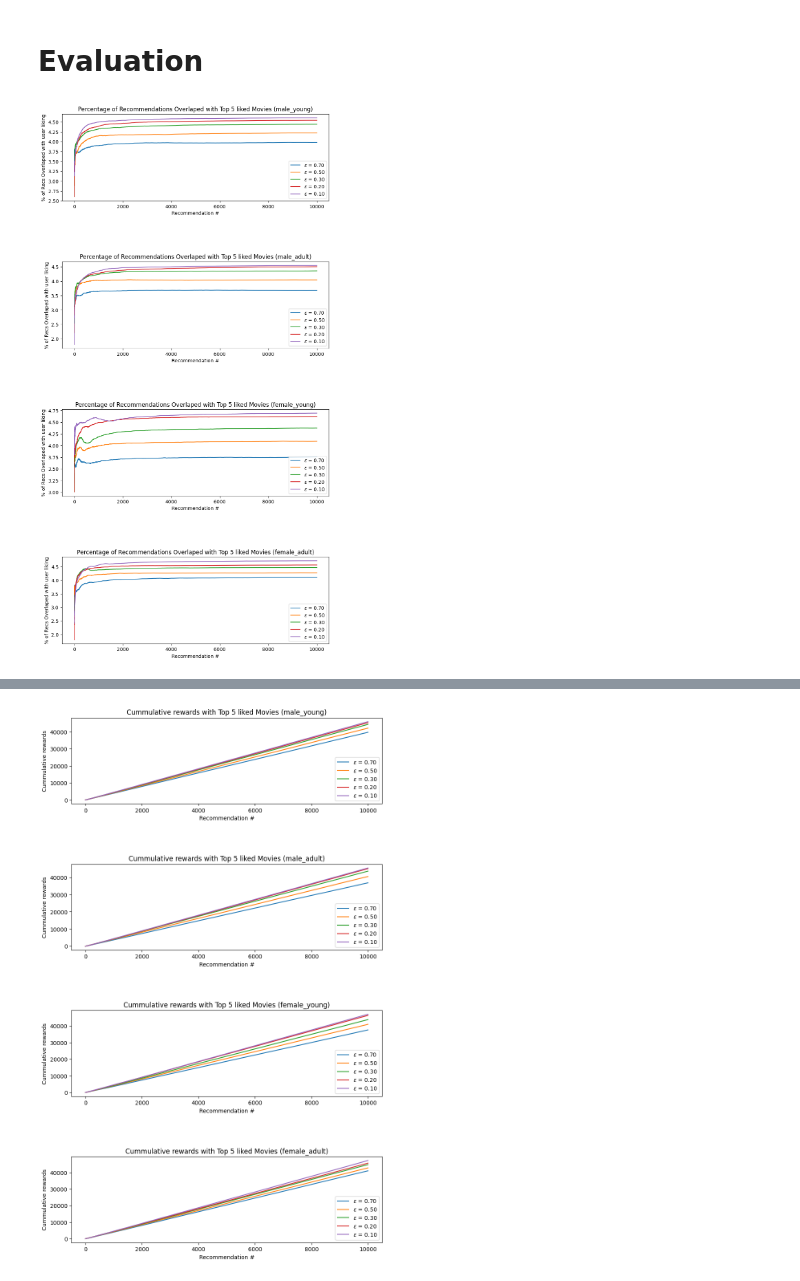
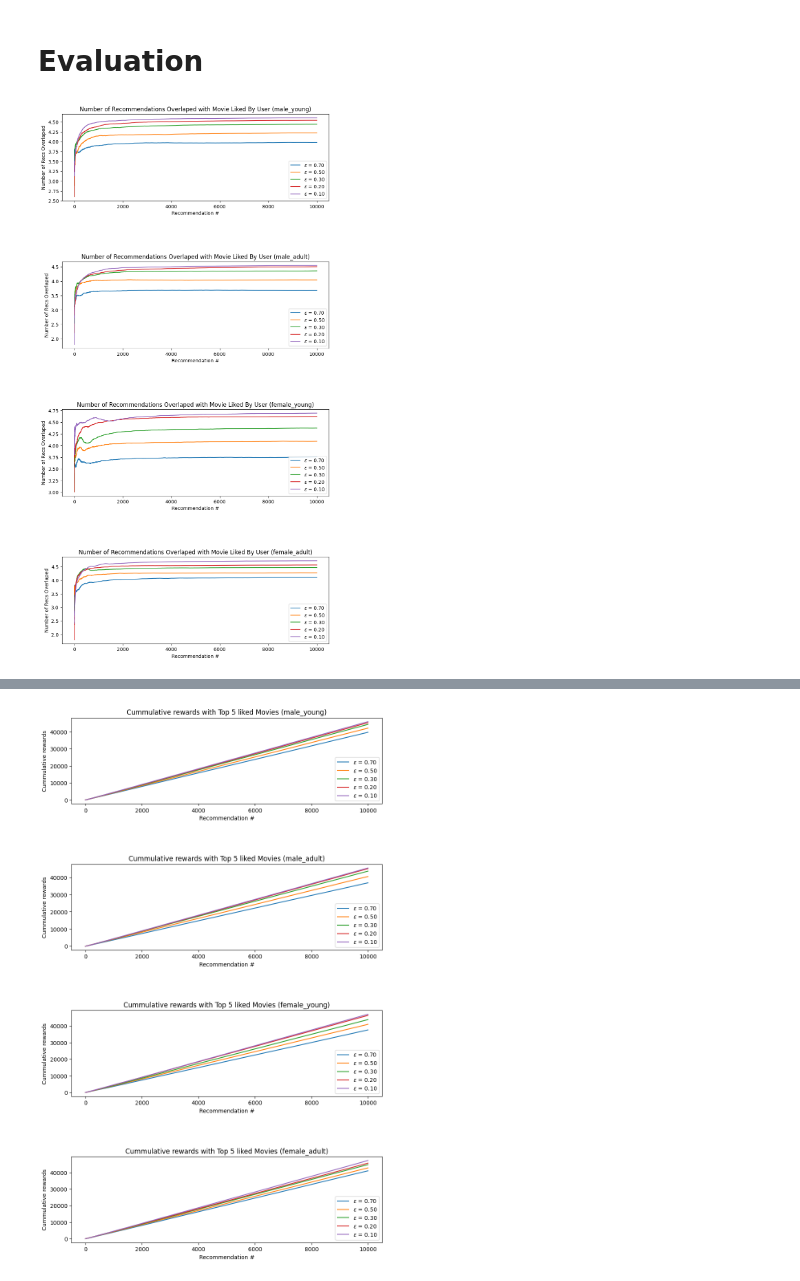
Before and after one commit to PuchuPuchuchu/MovieRecommendationSystem, a Jupyter notebook: MultiArmBandit_5_rewards.ipynb, the cells around one changed output, grey strips where cells are left out. Cells and saved outputs as stored; diff of their text form; code cells hidden in the pictures.

```diff
--- a/MultiArmBandit_5_rewards.ipynb
+++ b/MultiArmBandit_5_rewards.ipynb
@@ -313,33 +313,33 @@ reward_history_list_name = ['male_young','male_adult','female_young','female_adu
 epsilon_values = [0.7,0.5,0.3,0.2,0.1]
 
 for i in range(len(reward_history_list_name)):
     result_df_list = []
     result_avg_df_list = []
     focal_group = reward_history_list_name[i]
     for epsilon in epsilon_values:
         df = pd.read_csv(f'output_MAB/{focal_group}_e={epsilon}.csv', index_col=0)
         result_df_list.append(df)
         result_avg_df_list.append(df.groupby('visit',as_index=False).mean())
 
 
 
     for avg_results_df in result_avg_df_list:
         ax[i,0].plot(avg_results_df.visit, avg_results_df['fraction_relevant'], linewidth=1.5)
 
-    ax[i,0].set_title(f'Percentage of Recommendations Overlaped with Top 5 liked Movies ({focal_group})')
+    ax[i,0].set_title(f'Number of Recommendations Overlaped with Movie Liked By User ({focal_group})')
     ax[i,0].set_xlabel('Recommendation #')
-    ax[i,0].set_ylabel('% of Recs Overlaped with user liking')
+    ax[i,0].set_ylabel('Number of Recs Overlaped')
 
     ax[i,0].legend([
             '$\epsilon$ = 0.70',
             '$\epsilon$ = 0.50',
             '$\epsilon$ = 0.30',
             '$\epsilon$ = 0.20',
             '$\epsilon$ = 0.10',
             ],
             loc='lower right'
             )
 plt.subplots_adjust(hspace=0.7)
 plt.show()
 # %% [output]
-[figure, old version]
+[figure, new version]
```
Also changed, not shown: parts of 4 cells of this notebook.
